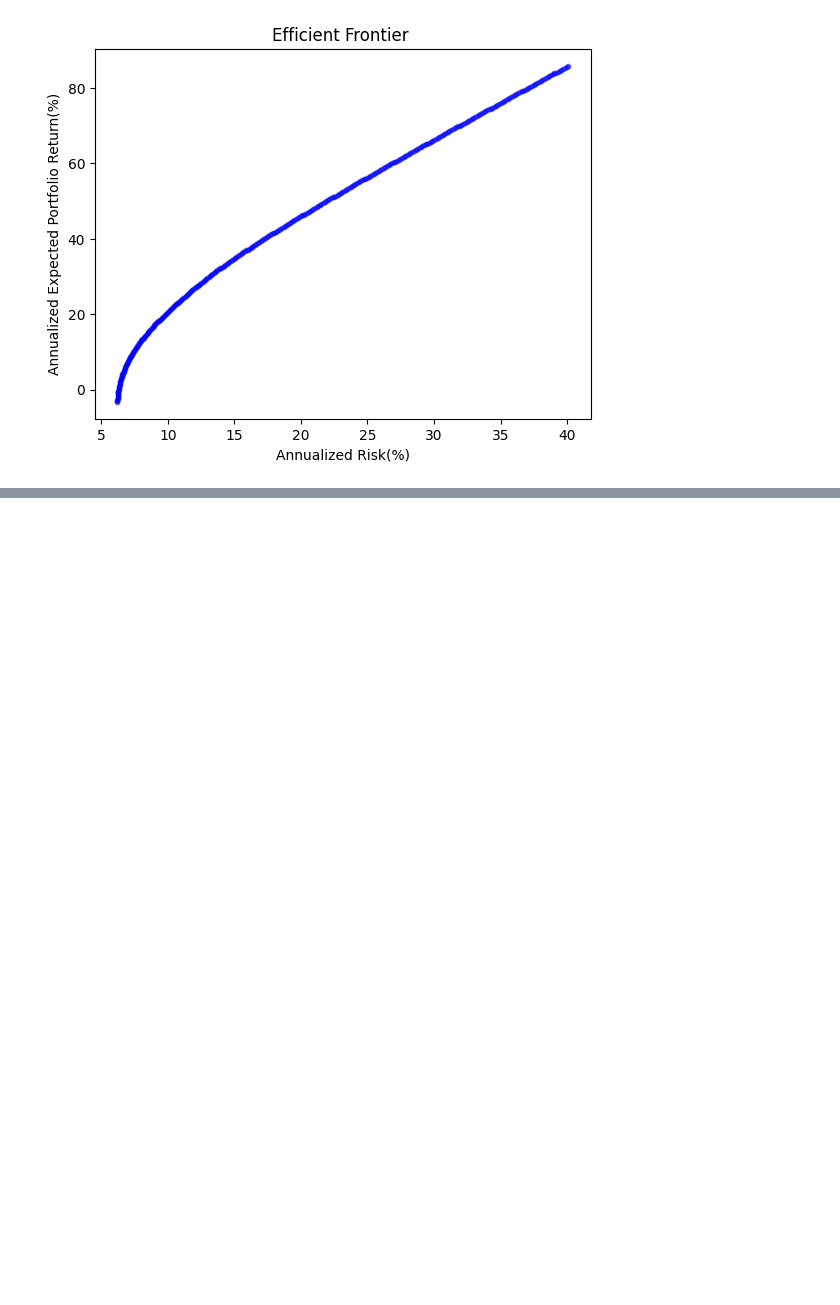
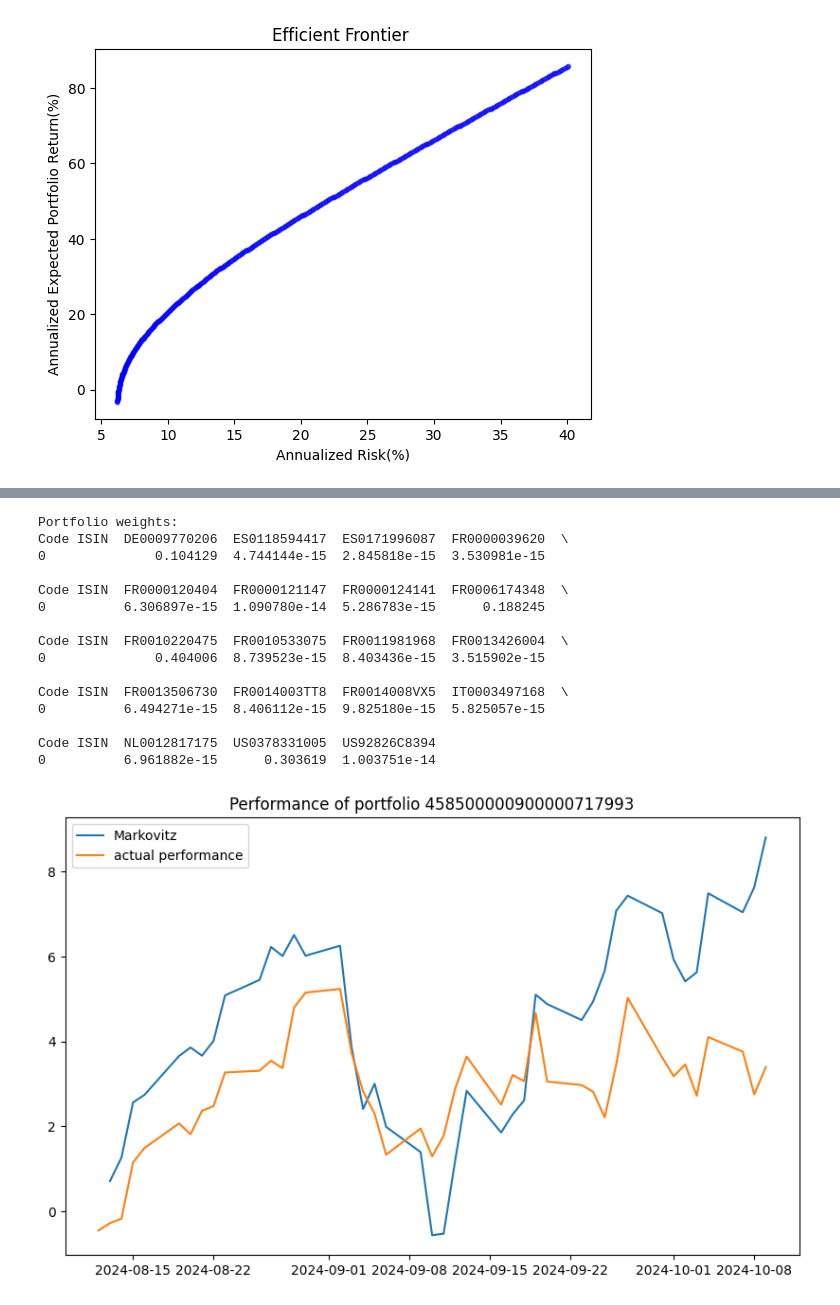
Before and after one commit to houssem026/Portfolio-Optimization, a Jupyter notebook: markovitz.ipynb, the cells around one changed output, grey strips where cells are left out. Cells and saved outputs as stored; diff of their text form; code cells hidden in the pictures; blank space fills up the shorter version.

```diff
--- a/markovitz.ipynb
+++ b/markovitz.ipynb
@@ -383,0 +373,19 @@ Code ISIN  NL0015001W49
+# %%
+apply_markovitz(stocksPrices, portfolios, "458500000900000717993", start_date, end_date, 0.2, plot_future_perf=True)
+# %% [output]
+Portfolio weights:
+Code ISIN  DE0009770206  ES0118594417  ES0171996087  FR0000039620  \
+0              0.104129  4.744144e-15  2.845818e-15  3.530981e-15
+
+Code ISIN  FR0000120404  FR0000121147  FR0000124141  FR0006174348  \
+0          6.306897e-15  1.090780e-14  5.286783e-15      0.188245
+
+Code ISIN  FR0010220475  FR0010533075  FR0011981968  FR0013426004  \
+0              0.404006  8.739523e-15  8.403436e-15  3.515902e-15
+
+Code ISIN  FR0013506730  FR0014003TT8  FR0014008VX5  IT0003497168  \
+0          6.494271e-15  8.406112e-15  9.825180e-15  5.825057e-15
+
+Code ISIN  NL0012817175  US0378331005  US92826C8394
+0          6.961882e-15      0.303619  1.003751e-14
+[figure, added]
```
Also changed, not shown: parts of 9 cells of this notebook.
